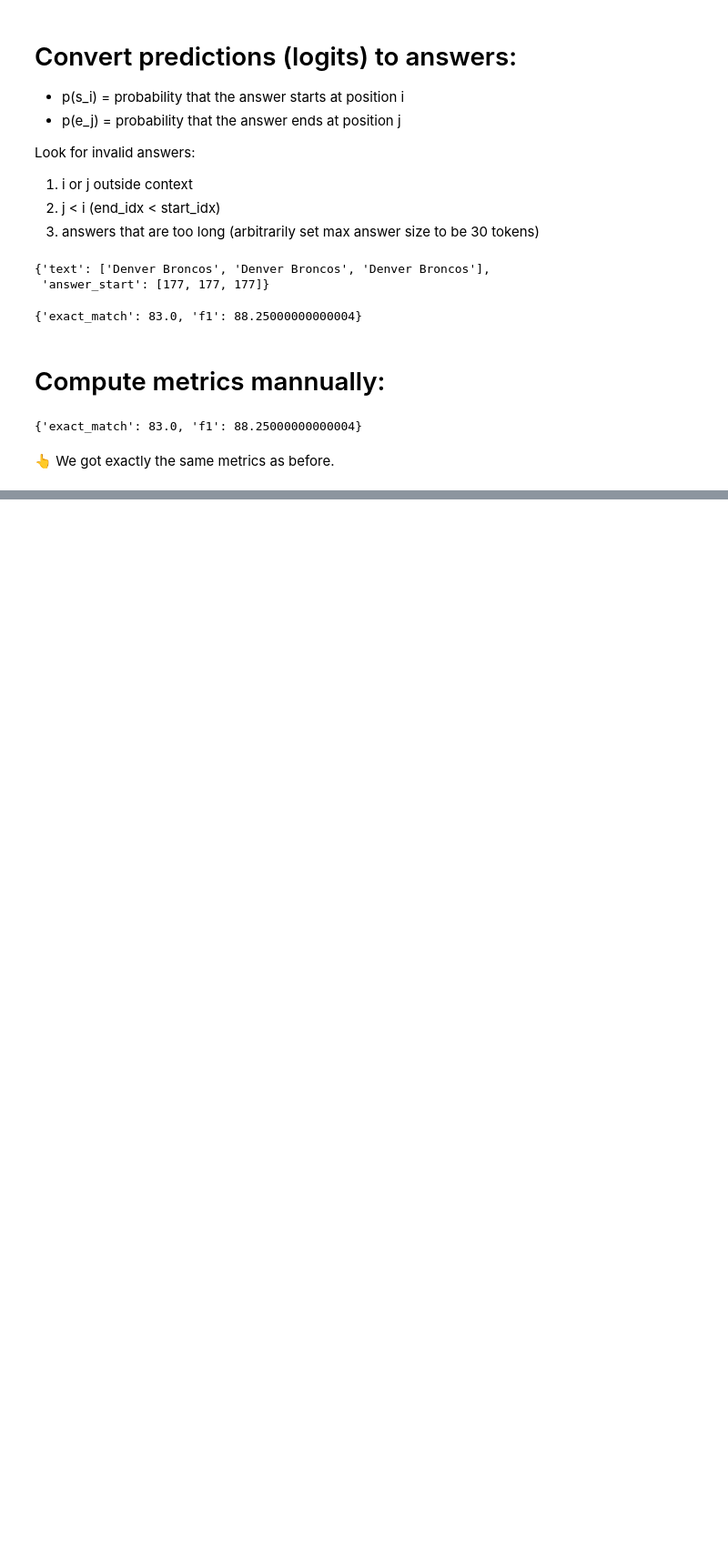
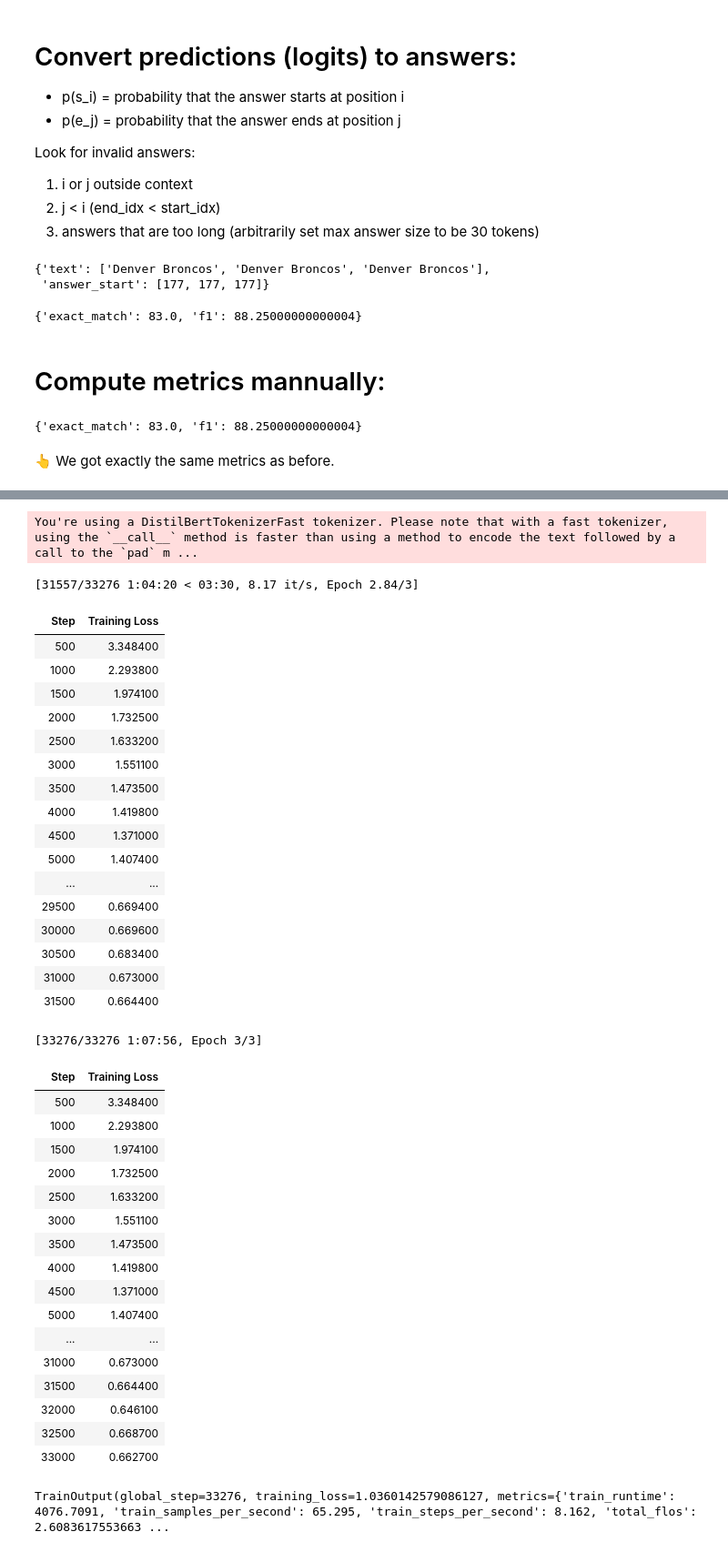
Before and after one commit to qmeng222/transformers-for-NLP, a Jupyter notebook: QA.ipynb, the cells around one changed output, grey strips where cells are left out. Shown at 91% size. Cells and saved outputs as stored; diff of their text form; code cells hidden in the pictures; blank space fills up the shorter version.

Commit message:
conducted training and evaluation of the model

```diff
--- a/QA.ipynb
+++ b/QA.ipynb
@@ -1133,0 +1136,3 @@ compute_metrics(
+# %%
+# create an instance of a QA model  & load the pre-trained weights from the specified checkpoint
+model = AutoModelForQuestionAnswering.from_pretrained(checkpoint)
@@ -1133,0 +1142,15 @@ compute_metrics(
+# %%
+# 1. training arguments:
+!pip install transformers[torch]
+
+from transformers import TrainingArguments # (import the class) for configuring the training settings of a model
+
+args = TrainingArguments(
+    "finetuned-squad", # the output_dir parameter
+    evaluation_strategy="no", # no evaluation during training (the model will be trained solely on the training data for the specified number of epochs without periodically evaluating its performance on a separate validation dataset)
+    save_strategy="epoch", # evaluate and save results after each epoch
+    learning_rate=2e-5, # training optimizer
+    num_train_epochs=3,
+    weight_decay=0.01, # to prevent overfitting
+    fp16=True, # enable mixed-precision training using 16-bit floating-point precision (speed up training and reduce memory usage)
+)
@@ -1133,0 +1175,52 @@ compute_metrics(
+# %%
+from transformers import Trainer # import the class to train and evaluate transformer models
+
+# 2. create a trainer instance & train (~1h 15min with distilbert):
+trainer = Trainer(
+    model=model,
+    args=args,
+    train_dataset=train_dataset,
+    # train_dataset=train_dataset.shuffle(seed=42).select(range(1_000)),
+    eval_dataset=validation_dataset,
+    tokenizer=tokenizer,
+)
+trainer.train()
+# %% [output]
+You're using a DistilBertTokenizerFast tokenizer. Please note that with a fast tokenizer, using the `__call__` method is faster than using a method to encode the text followed by a call to the `pad` m ...
+[31557/33276 1:04:20 < 03:30, 8.17 it/s, Epoch 2.84/3]
+| Step | Training Loss |
+| 500 | 3.348400 |
+| 1000 | 2.293800 |
+| 1500 | 1.974100 |
+| 2000 | 1.732500 |
+| 2500 | 1.633200 |
+| 3000 | 1.551100 |
+| 3500 | 1.473500 |
+| 4000 | 1.419800 |
+| 4500 | 1.371000 |
+| 5000 | 1.407400 |
+| ... | ... |
+| 29500 | 0.669400 |
+| 30000 | 0.669600 |
+| 30500 | 0.683400 |
+| 31000 | 0.673000 |
+| 31500 | 0.664400 |
+[33276/33276 1:07:56, Epoch 3/3]
+| Step | Training Loss |
+| 500 | 3.348400 |
+| 1000 | 2.293800 |
+| 1500 | 1.974100 |
+| 2000 | 1.732500 |
+| 2500 | 1.633200 |
+| 3000 | 1.551100 |
+| 3500 | 1.473500 |
+| 4000 | 1.419800 |
+| 4500 | 1.371000 |
+| 5000 | 1.407400 |
+| ... | ... |
+| 31000 | 0.673000 |
+| 31500 | 0.664400 |
+| 32000 | 0.646100 |
+| 32500 | 0.668700 |
+| 33000 | 0.662700 |
+TrainOutput(global_step=33276, training_loss=1.0360142579086127, metrics={'train_runtime': 4076.7091, 'train_samples_per_second': 65.295, 'train_steps_per_second': 8.162, 'total_flos': 2.6083617553663 ...
```
Also changed, not shown: parts of 15 cells of this notebook.
